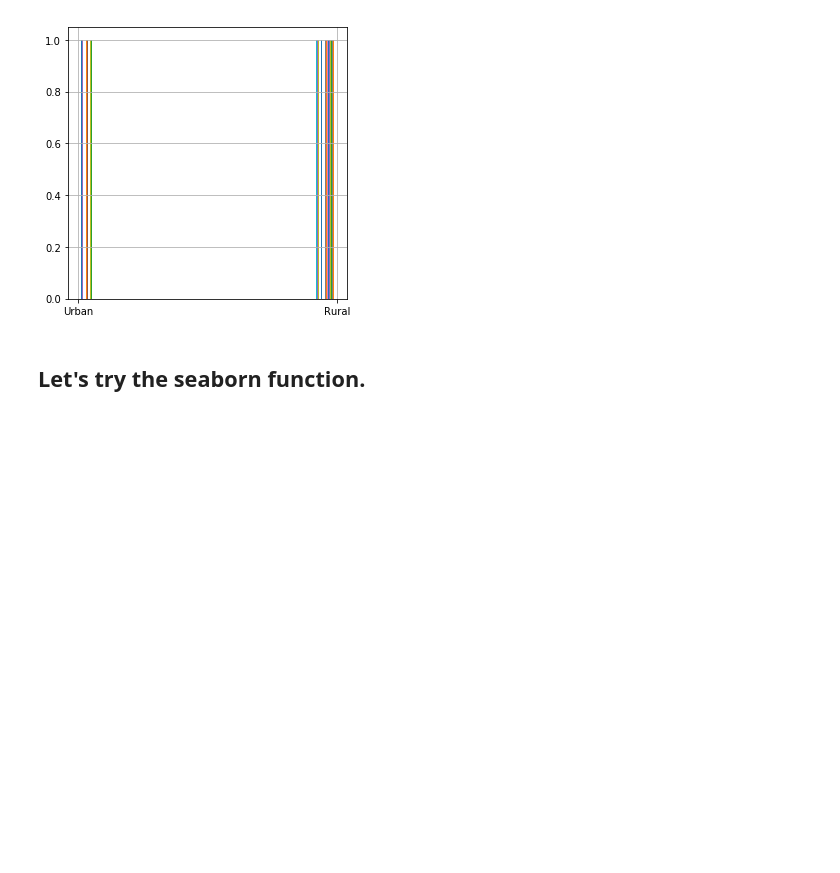
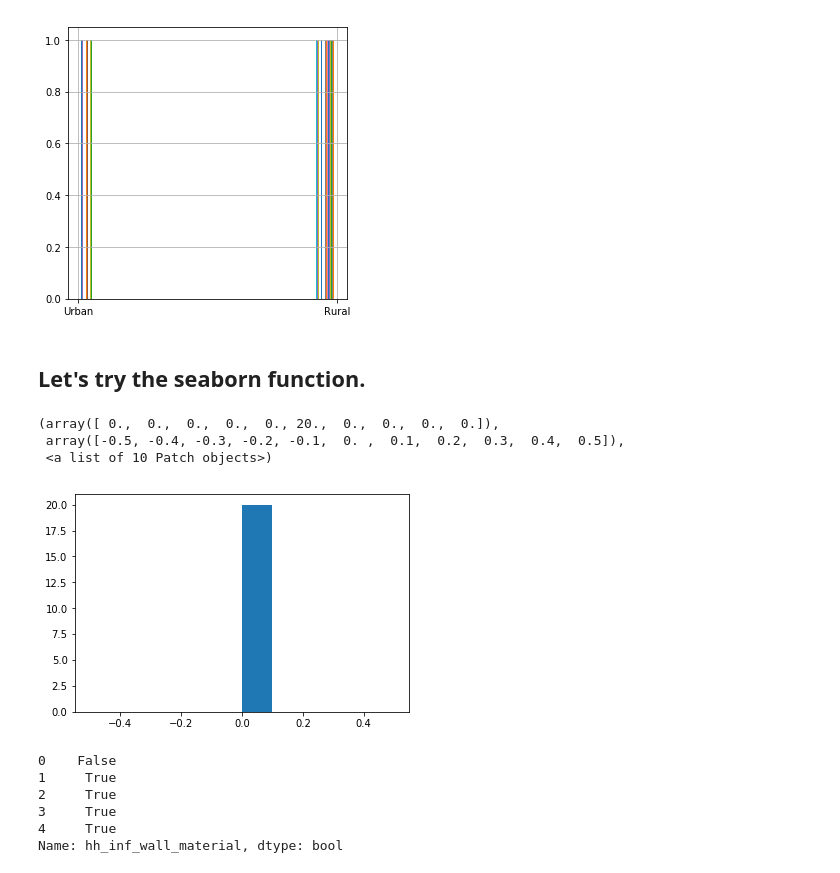
Before and after one commit to julclu/kenya_financial_diaries, a Jupyter notebook: House Ownership.ipynb, the cells around one changed output. Cells and saved outputs as stored; diff of their text form; code cells hidden in the pictures; blank space fills up the shorter version.

```diff
--- a/House Ownership.ipynb
+++ b/House Ownership.ipynb
@@ -104,3 +104,19 @@ df["hh_env_settingdesc"].hist(figsize=(5,5))
 #    break
 # %% [markdown]
 ## Let's try the seaborn function.
+# %%
+plt.hist(np.zeros(20))
+# %% [output]
+(array([ 0.,  0.,  0.,  0.,  0., 20.,  0.,  0.,  0.,  0.]),
+ array([-0.5, -0.4, -0.3, -0.2, -0.1,  0. ,  0.1,  0.2,  0.3,  0.4,  0.5]),
+ <a list of 10 Patch objects>)
+[figure, added]
+# %%
+np.invert(df["hh_inf_wall_material"].isnull()).head()
+# %% [output]
+0    False
+1     True
+2     True
+3     True
+4     True
+Name: hh_inf_wall_material, dtype: bool
```
Also changed, not shown: parts of 3 cells of this notebook.
